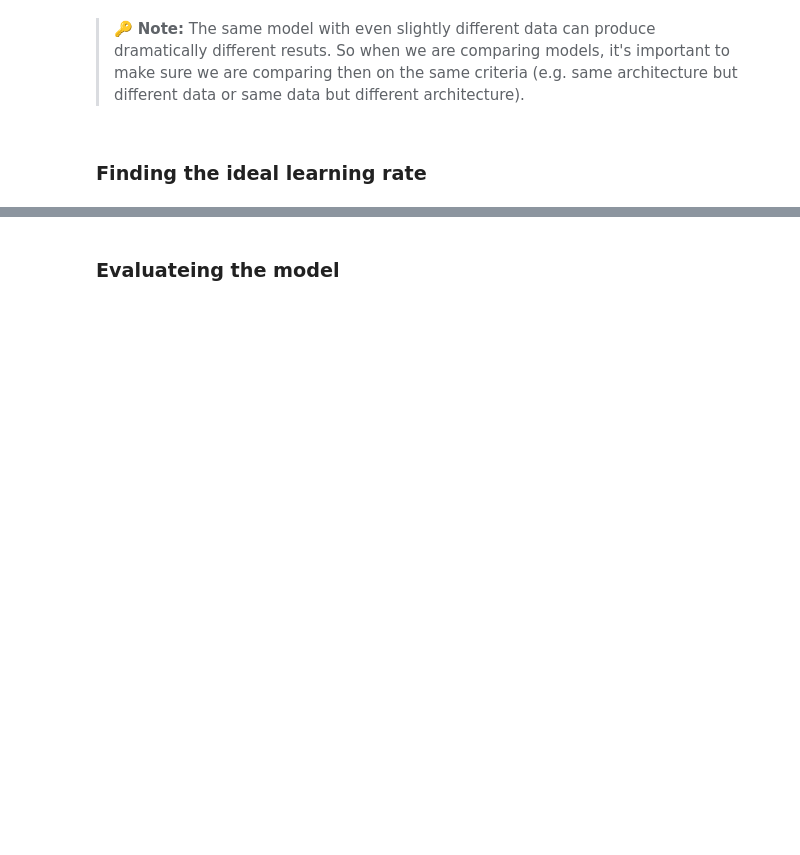
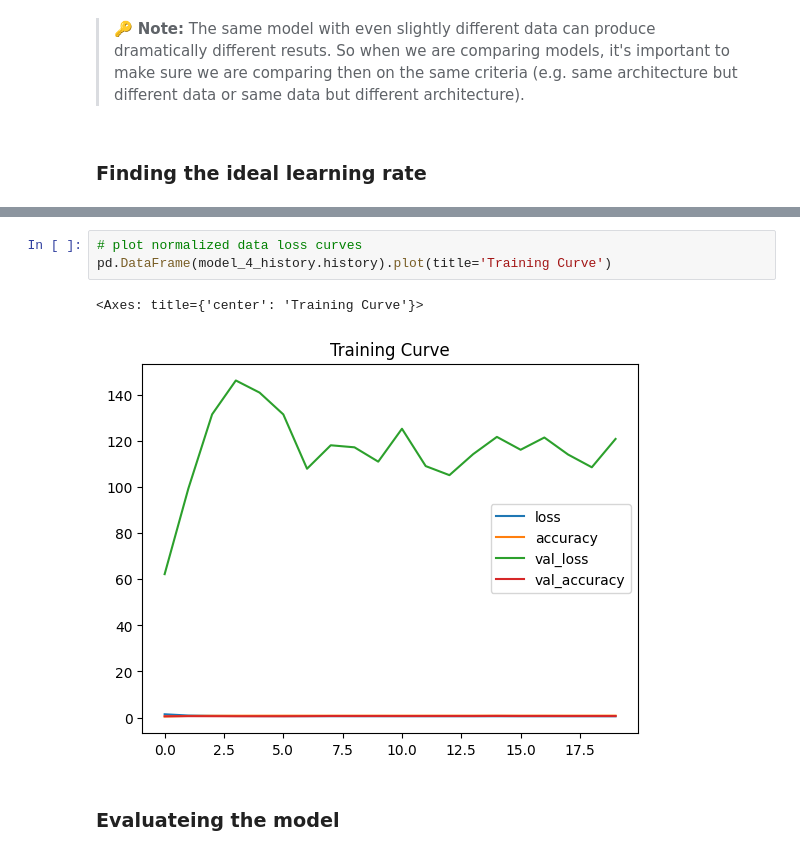
Before and after one commit to Muntasir2179/tensorflow-learning, a Jupyter notebook: 02_neural_network_classification_with_tensorflow_multiclass_classification.ipynb, the cells around one changed output, grey strips where cells are left out. Drawn from its saved outputs; the diff is of its cells as text; blank space fills up the shorter version.

```diff
--- a/02_neural_network_classification_with_tensorflow_multiclass_classification.ipynb
+++ b/02_neural_network_classification_with_tensorflow_multiclass_classification.ipynb
@@ -357,3 +357,9 @@ Epoch 20/20
+# %%
+# plot normalized data loss curves
+pd.DataFrame(model_4_history.history).plot(title='Training Curve')
+# %% [output]
+<Axes: title={'center': 'Training Curve'}>
+[figure, added]
 # %% [markdown]
 ### Evaluateing the model
 # %%
```
Also changed, not shown: parts of 16 cells of this notebook.
